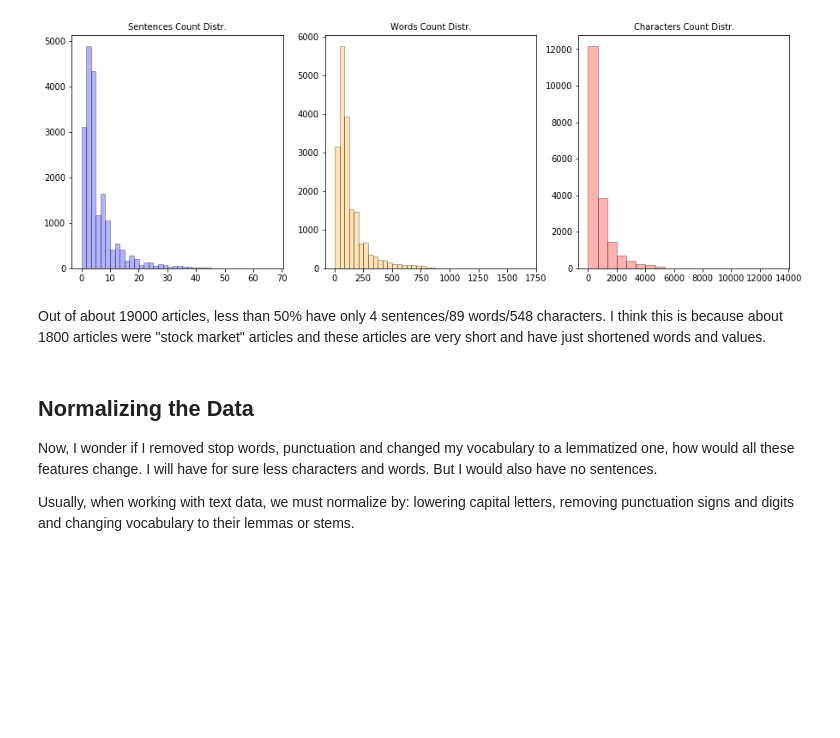
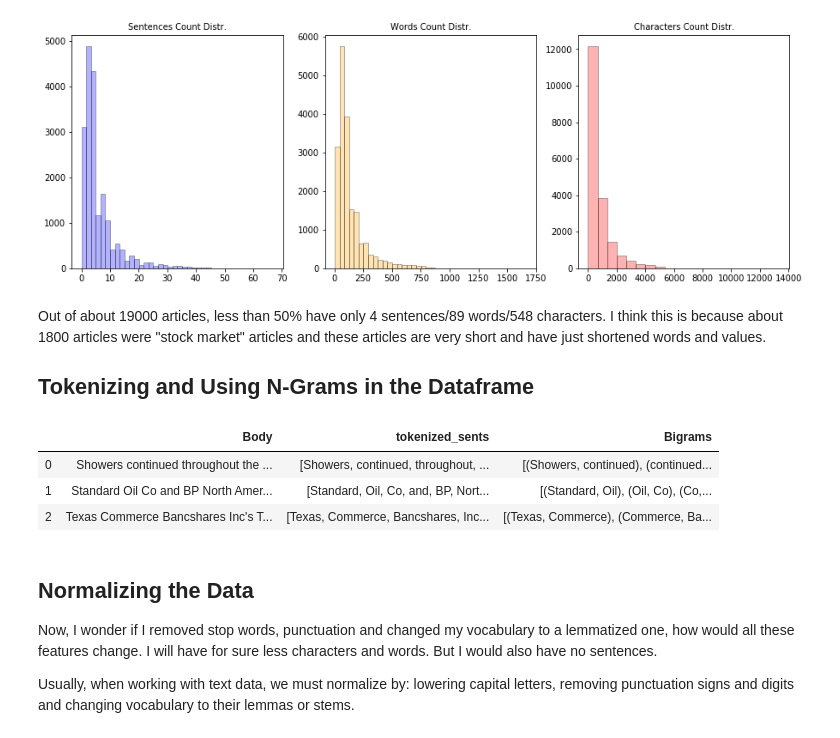
Before and after one commit to sedv8808/Simple_Word_Counting, a Jupyter notebook: Simple_Word_Counting.ipynb, the cells around one changed output. Saved outputs shown, nothing was run; the diff lists cells and outputs as text; code cells hidden in the pictures; blank space fills up the shorter version.

Commit message:
adding bigrams

```diff
--- a/Simple_Word_Counting.ipynb
+++ b/Simple_Word_Counting.ipynb
@@ -220,6 +220,19 @@ plt.show()
 [figure]
 # %% [markdown]
 Out of about 19000 articles, less than 50% have only 4 sentences/89 words/548 characters. I think this is because about 1800 articles were "stock market" articles and these articles are very short and have just shortened words and values.
+
+## Tokenizing and Using N-Grams in the Dataframe
+# %%
+from nltk.util import ngrams
+
+df_corpora['tokenized_sents'] = df_corpora.apply(lambda row: nltk.word_tokenize(row['Body']), axis=1)
+df_corpora['Bigrams']= df_corpora['tokenized_sents'].apply(lambda row: list(nltk.ngrams(row, 2)))
+df_corpora[['Body','tokenized_sents', 'Bigrams']].head(3)
+# %% [output]
+|  | Body | tokenized_sents | Bigrams |
+| 0 | Showers continued throughout the ... | [Showers, continued, throughout, ... | [(Showers, continued), (continued... |
+| 1 | Standard Oil Co and BP North Amer... | [Standard, Oil, Co, and, BP, Nort... | [(Standard, Oil), (Oil, Co), (Co,... |
+| 2 | Texas Commerce Bancshares Inc's T... | [Texas, Commerce, Bancshares, Inc... | [(Texas, Commerce), (Commerce, Ba... |
 # %% [markdown]
 ## Normalizing the Data
 
```
Also changed, not shown: parts of 13 cells of this notebook.
